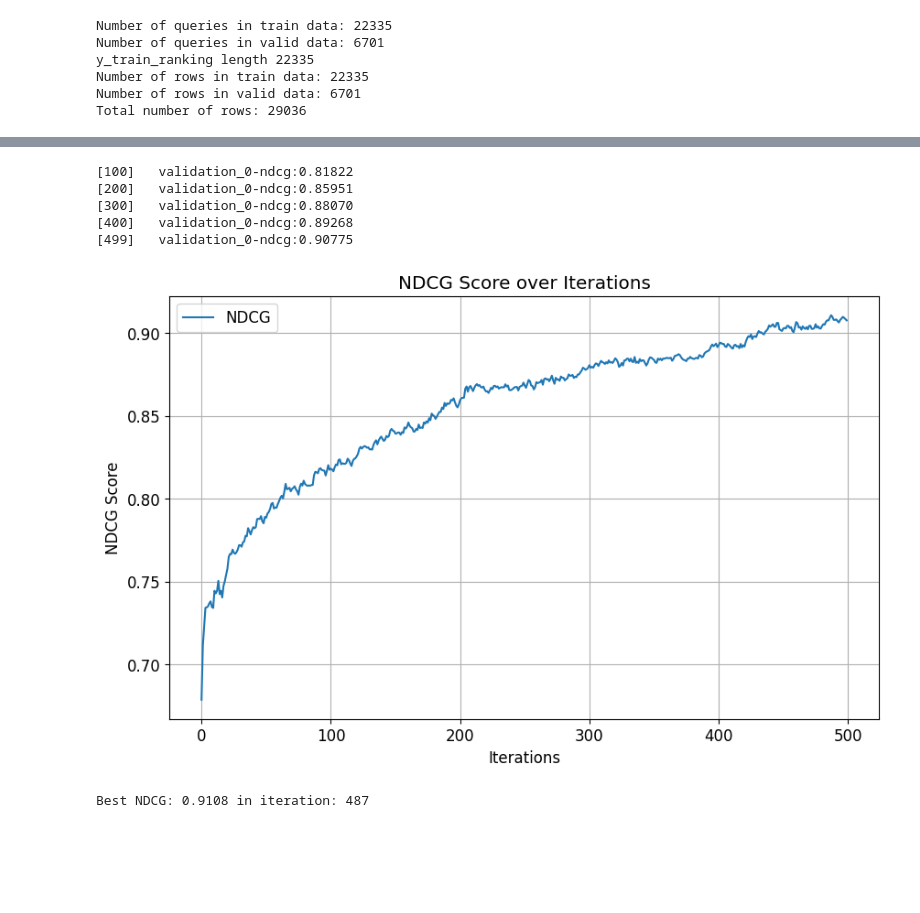
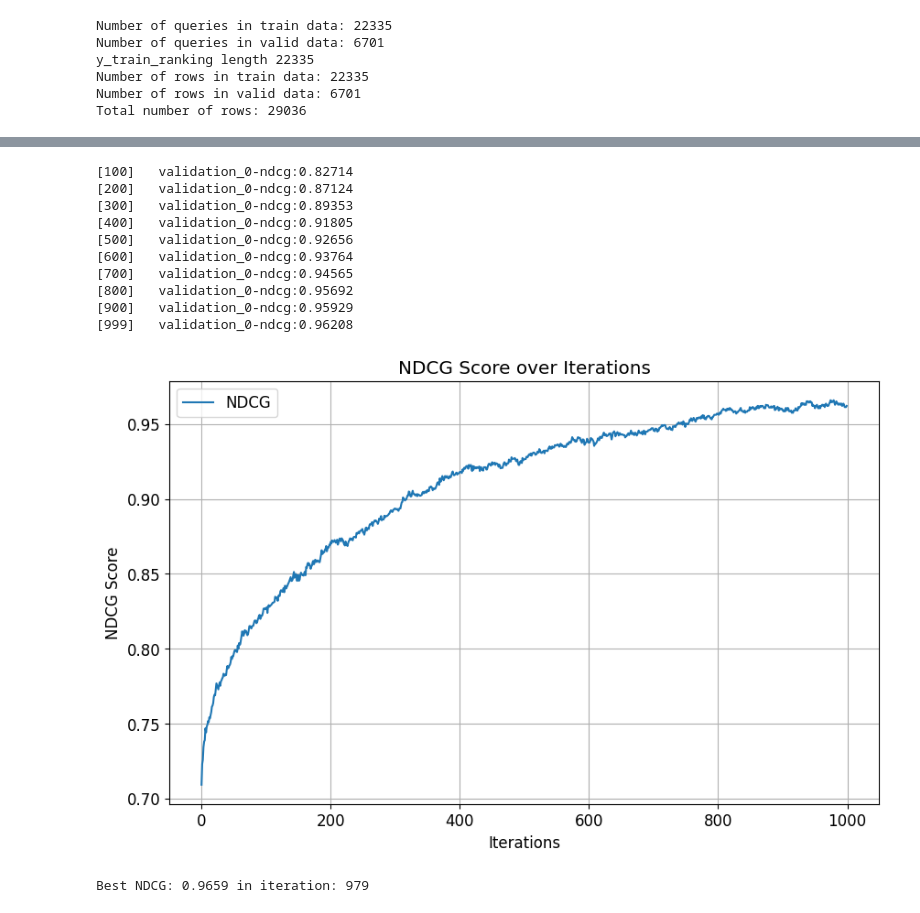
Before and after one commit to ihpolyphe/horse_inference, a Jupyter notebook: scripts/train_as_horse_with_update_info.ipynb, the cells around one changed output, grey strips where cells are left out. Cells and saved outputs as stored; diff of their text form; code cells hidden in the pictures; blank space fills up the shorter version.

```diff
--- a/scripts/train_as_horse_with_update_info.ipynb
+++ b/scripts/train_as_horse_with_update_info.ipynb
@@ -287,7 +287,7 @@ def preprocess(train_data, is_ranking=False, is_mlp=False):
         # ->評価指標(NDCG)に合わせて指数関数的にスコアをつける
         train_data['goal_number_replace'] = train_data['goal_number'].apply(
             # lambda x: 10 if x == 1 else (5 if x == 2 else (2 if x == 3 else 0)))
-            lambda x: 30 if x == 1 else (3 if x == 2 else (1 if x == 3 else 0)))
+            lambda x: 10 if x == 1 else (3 if x == 2 else (1 if x == 3 else 0)))
 
     # inference に合わせて前処理を実施
     # 性齢の1文字から性別を取得しhorse_sexへ、2文字目以降から年齢を取得しhorse_ageへ格納する
@@ -350,6 +350,9 @@ def preprocess(train_data, is_ranking=False, is_mlp=False):
     train_data['複勝率'] = train_data['複勝率'].apply(
         lambda x: float(x.replace('％', '')) if isinstance(x, str) else x
     )
+
+    # オッズの逆数を取得し、オッズの逆数に格納する
+    train_data['1/オ ッ ズ'] = train_data['オ ッ ズ'].apply(lambda x: 1 / x)
     # columnの名前を確認し、:や 、"、'がある場合は_に置き換える
     # train_data.columns = train_data.columns.str.replace(":", "_")
     # train_data.columns = train_data.columns.str.replace(",", "_")
@@ -371,7 +374,7 @@ def preprocess(train_data, is_ranking=False, is_mlp=False):
         # 'horse_weight', # 馬の体重は引っ張ってこれないのでコメントアウト
         # 'weight_change',
         'handi',
-        # 'odds',
+        'odds',
         "odds_inv",
         # ここまではtrain_resultとinferenceから抽出できる共通データ
 
@@ -380,7 +383,8 @@ def preprocess(train_data, is_ranking=False, is_mlp=False):
         '頭 数',
         '枠番',
         '馬番',
-        # 'オ ッ ズ',
+        'オ ッ ズ',
+        '1/オ ッ ズ',
         '人気',
         # '着順', # 目的変数なので削除する
         '斤量',
@@ -1466,15 +1470,15 @@ pairwise_model = XGBRanker(
     n_estimators=1000,              # 決定木の個数(default:100) 5000のほうが10000より高い
     learning_rate=0.1,            # 学習率(default:0.1)
     max_depth=10,                    # 決定木の深さの最大値(default:6)
-    subsample=0.8,                  # データのサンプリング比率(default:1)
-    colsample_bytree=0.8,           # 列のサンプリング比率(default:1)
-    min_child_weight=0.5,           # 葉の重みの最小値(default:1)
-    reg_lambda=1.0,                 # L2正則化の強さ(default:1)
-    gamma=0.1,                      # 葉の追加分岐を行うかの閾値(default:0)
-    n_jobs=-1,                      # 並列処理の数(default:1)
+    # subsample=0.8,                  # データのサンプリング比率(default:1)
+    # colsample_bytree=0.8,           # 列のサンプリング比率(default:1)
+    # min_child_weight=0.5,           # 葉の重みの最小値(default:1)
+    # reg_lambda=1.0,                 # L2正則化の強さ(default:1)
+    # gamma=0.1,                      # 葉の追加分岐を行うかの閾値(default:0)
+    # n_jobs=-1,                      # 並列処理の数(default:1)
     random_state=42,                # 乱数のシード値(default:0)
     max_position=3, # 3位までの順位を予測する
-    min_child_samples=5,         # 決定木のノードに含まれる最小サンプル数(default:20)
+    min_child_samples=30,         # 決定木のノードに含まれる最小サンプル数(default:20)
 )
 # モデルの学習
 pairwise_model.fit(
@@ -1484,7 +1488,7 @@ pairwise_model.fit(
     eval_set=[(X_sorted_valid_data, y_valid_ranking)],
     eval_group=[valid_query],
     verbose=100,
-    early_stopping_rounds=200,
+    early_stopping_rounds=100,
 )
 
 # 学習結果の可視化をndcgで行う
@@ -1508,10 +1512,15 @@ Parameters: { "max_position", "min_child_samples" } are not used.
-[100]   validation_0-ndcg:0.81822
-[200]   validation_0-ndcg:0.85951
-[300]   validation_0-ndcg:0.88070
-[400]   validation_0-ndcg:0.89268
-[499]   validation_0-ndcg:0.90775
+[100]   validation_0-ndcg:0.82714
+[200]   validation_0-ndcg:0.87124
+[300]   validation_0-ndcg:0.89353
+[400]   validation_0-ndcg:0.91805
+[500]   validation_0-ndcg:0.92656
+[600]   validation_0-ndcg:0.93764
+[700]   validation_0-ndcg:0.94565
+[800]   validation_0-ndcg:0.95692
+[900]   validation_0-ndcg:0.95929
+[999]   validation_0-ndcg:0.96208
-[figure, old version]
+[figure, new version]
-Best NDCG: 0.9108 in iteration: 487
+Best NDCG: 0.9659 in iteration: 979
 # %%
 #　テストデータで推論
 # LighGBM(lambdarank)の推論
```
Also changed, not shown: parts of 28 cells of this notebook, 1 other file.
